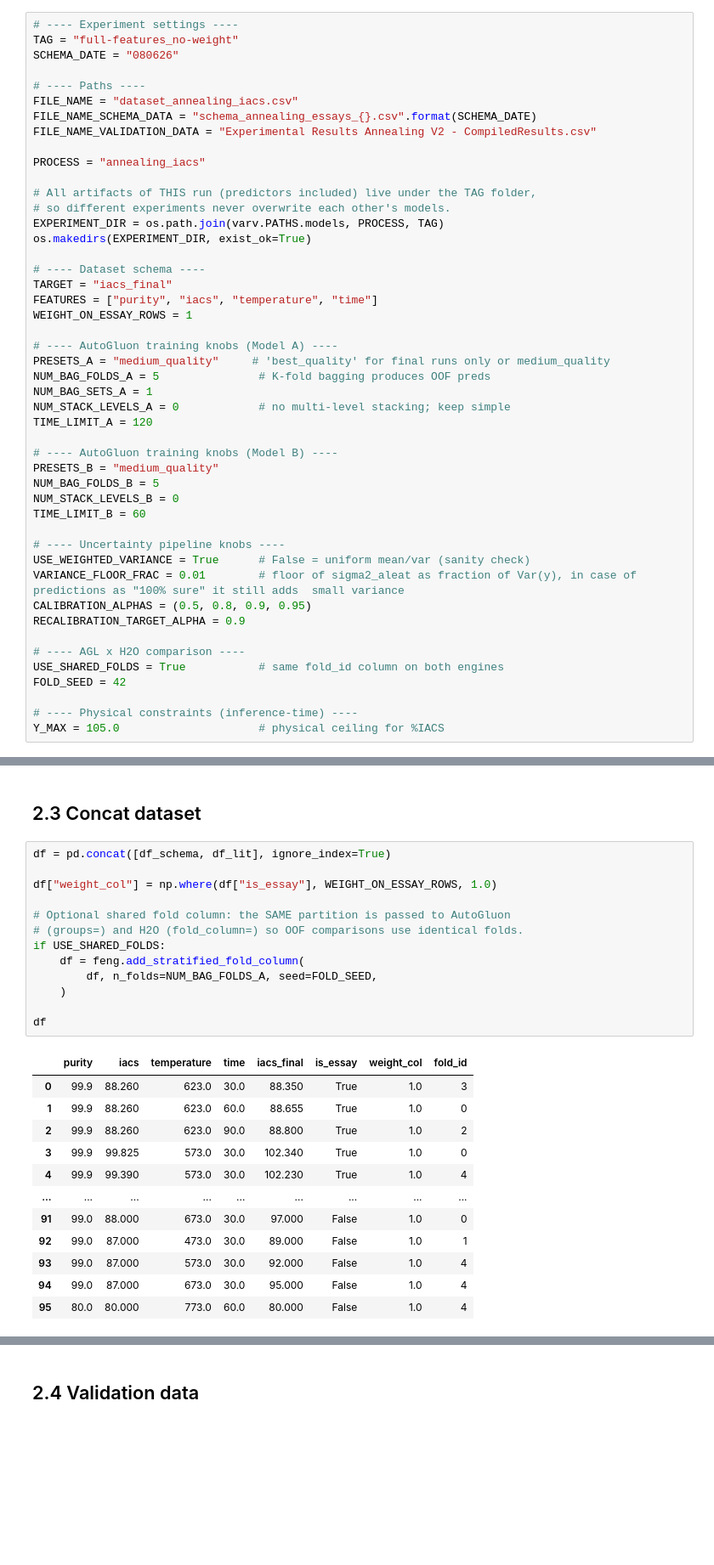
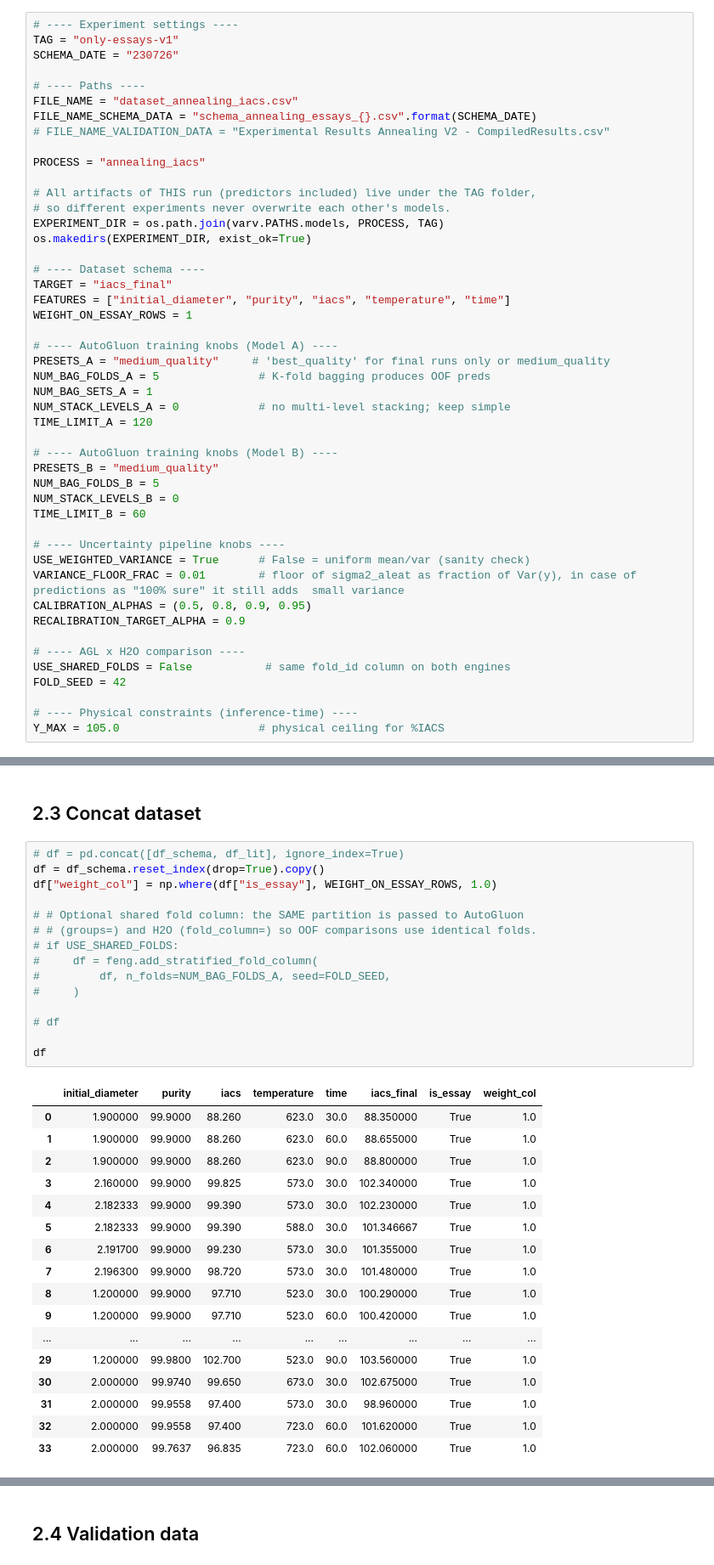
Before and after one commit to FelipeMFO-RM/uncertainty-aware-predictors, a Jupyter notebook: notebooks/modeling/annealing_iacs.ipynb, the cells around one changed output, grey strips where cells are left out. Shown at 85% size. Cells and saved outputs as stored; diff of their text form; blank space fills up the shorter version.

```diff
--- a/notebooks/modeling/annealing_iacs.ipynb
+++ b/notebooks/modeling/annealing_iacs.ipynb
@@ -64,13 +64,13 @@ load = LoaderHelper()
 All knobs that may change between surrogates / processes / experiments live here. Other notebooks for other surrogates only need to edit this cell.
 # %%
 # ---- Experiment settings ----
-TAG = "full-features_no-weight"
-SCHEMA_DATE = "080626"
+TAG = "only-essays-v1"
+SCHEMA_DATE = "230726"
 
 # ---- Paths ----
 FILE_NAME = "dataset_annealing_iacs.csv"
 FILE_NAME_SCHEMA_DATA = "schema_annealing_essays_{}.csv".format(SCHEMA_DATE)
-FILE_NAME_VALIDATION_DATA = "Experimental Results Annealing V2 - CompiledResults.csv"
+# FILE_NAME_VALIDATION_DATA = "Experimental Results Annealing V2 - CompiledResults.csv"
 
 PROCESS = "annealing_iacs"
 
@@ -81,7 +81,7 @@ os.makedirs(EXPERIMENT_DIR, exist_ok=True)
 
 # ---- Dataset schema ----
 TARGET = "iacs_final"
-FEATURES = ["purity", "iacs", "temperature", "time"]
+FEATURES = ["initial_diameter", "purity", "iacs", "temperature", "time"]
 WEIGHT_ON_ESSAY_ROWS = 1
 
 # ---- AutoGluon training knobs (Model A) ----
@@ -104,7 +104,7 @@ CALIBRATION_ALPHAS = (0.5, 0.8, 0.9, 0.95)
 RECALIBRATION_TARGET_ALPHA = 0.9
 
 # ---- AGL x H2O comparison ----
-USE_SHARED_FOLDS = True           # same fold_id column on both engines
+USE_SHARED_FOLDS = False           # same fold_id column on both engines
 FOLD_SEED = 42
 
 # ---- Physical constraints (inference-time) ----
@@ -181,28 +180,35 @@ Dataset: (87, 6)
 # %% [markdown]
 ## 2.3 Concat dataset
 # %%
-df = pd.concat([df_schema, df_lit], ignore_index=True)
-
+# df = pd.concat([df_schema, df_lit], ignore_index=True)
+df = df_schema.reset_index(drop=True).copy()
 df["weight_col"] = np.where(df["is_essay"], WEIGHT_ON_ESSAY_ROWS, 1.0)
 
-# Optional shared fold column: the SAME partition is passed to AutoGluon
-# (groups=) and H2O (fold_column=) so OOF comparisons use identical folds.
-if USE_SHARED_FOLDS:
-    df = feng.add_stratified_fold_column(
-        df, n_folds=NUM_BAG_FOLDS_A, seed=FOLD_SEED,
-    )
+# # Optional shared fold column: the SAME partition is passed to AutoGluon
+# # (groups=) and H2O (fold_column=) so OOF comparisons use identical folds.
+# if USE_SHARED_FOLDS:
+#     df = feng.add_stratified_fold_column(
+#         df, n_folds=NUM_BAG_FOLDS_A, seed=FOLD_SEED,
+#     )
+
+# df
 
 df
 # %% [output]
-|  | purity | iacs | temperature | time | iacs_final | is_essay | weight_col | fold_id |
-| 0 | 99.9 | 88.260 | 623.0 | 30.0 | 88.350 | True | 1.0 | 3 |
-| 1 | 99.9 | 88.260 | 623.0 | 60.0 | 88.655 | True | 1.0 | 0 |
-| 2 | 99.9 | 88.260 | 623.0 | 90.0 | 88.800 | True | 1.0 | 2 |
-| 3 | 99.9 | 99.825 | 573.0 | 30.0 | 102.340 | True | 1.0 | 0 |
-| 4 | 99.9 | 99.390 | 573.0 | 30.0 | 102.230 | True | 1.0 | 4 |
+|  | initial_diameter | purity | iacs | temperature | time | iacs_final | is_essay | weight_col |
+| 0 | 1.900000 | 99.9000 | 88.260 | 623.0 | 30.0 | 88.350000 | True | 1.0 |
+| 1 | 1.900000 | 99.9000 | 88.260 | 623.0 | 60.0 | 88.655000 | True | 1.0 |
+| 2 | 1.900000 | 99.9000 | 88.260 | 623.0 | 90.0 | 88.800000 | True | 1.0 |
+| 3 | 2.160000 | 99.9000 | 99.825 | 573.0 | 30.0 | 102.340000 | True | 1.0 |
+| 4 | 2.182333 | 99.9000 | 99.390 | 573.0 | 30.0 | 102.230000 | True | 1.0 |
+| 5 | 2.182333 | 99.9000 | 99.390 | 588.0 | 30.0 | 101.346667 | True | 1.0 |
+| 6 | 2.191700 | 99.9000 | 99.230 | 573.0 | 30.0 | 101.355000 | True | 1.0 |
+| 7 | 2.196300 | 99.9000 | 98.720 | 573.0 | 30.0 | 101.480000 | True | 1.0 |
+| 8 | 1.200000 | 99.9000 | 97.710 | 523.0 | 30.0 | 100.290000 | True | 1.0 |
+| 9 | 1.200000 | 99.9000 | 97.710 | 523.0 | 60.0 | 100.420000 | True | 1.0 |
 | ... | ... | ... | ... | ... | ... | ... | ... | ... |
-| 91 | 99.0 | 88.000 | 673.0 | 30.0 | 97.000 | False | 1.0 | 0 |
-| 92 | 99.0 | 87.000 | 473.0 | 30.0 | 89.000 | False | 1.0 | 1 |
-| 93 | 99.0 | 87.000 | 573.0 | 30.0 | 92.000 | False | 1.0 | 4 |
-| 94 | 99.0 | 87.000 | 673.0 | 30.0 | 95.000 | False | 1.0 | 4 |
-| 95 | 80.0 | 80.000 | 773.0 | 60.0 | 80.000 | False | 1.0 | 4 |
+| 29 | 1.200000 | 99.9800 | 102.700 | 523.0 | 90.0 | 103.560000 | True | 1.0 |
+| 30 | 2.000000 | 99.9740 | 99.650 | 673.0 | 30.0 | 102.675000 | True | 1.0 |
+| 31 | 2.000000 | 99.9558 | 97.400 | 573.0 | 30.0 | 98.960000 | True | 1.0 |
+| 32 | 2.000000 | 99.9558 | 97.400 | 723.0 | 60.0 | 101.620000 | True | 1.0 |
+| 33 | 2.000000 | 99.7637 | 96.835 | 723.0 | 60.0 | 102.060000 | True | 1.0 |
```
Also changed, not shown: parts of 42 cells of this notebook, 5 other files.
